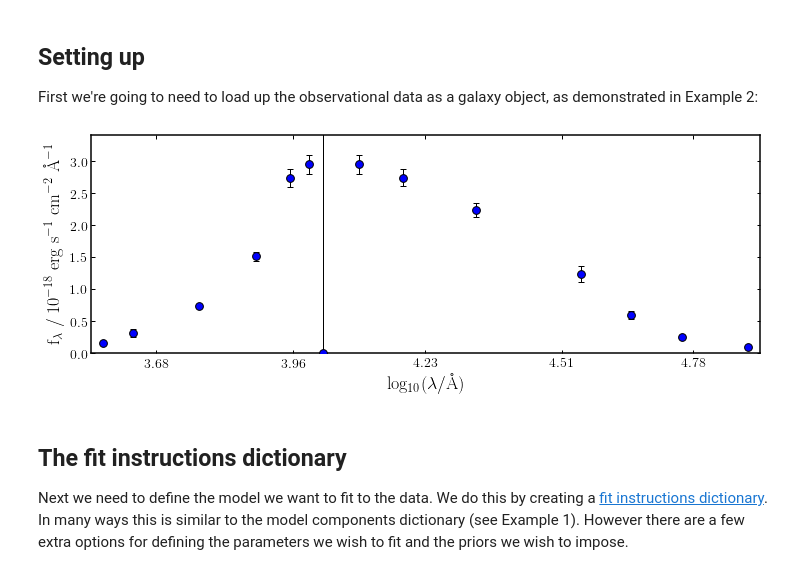
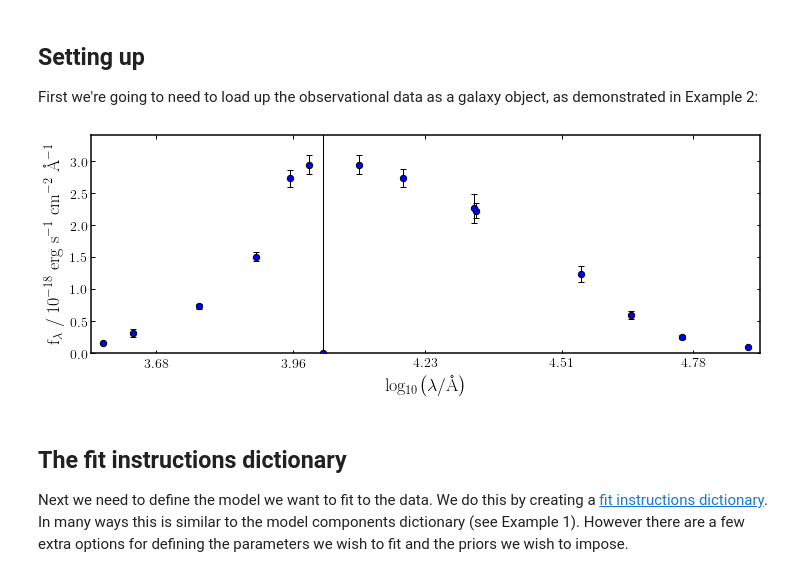
Before and after one commit to ACCarnall/bagpipes, a Jupyter notebook: examples/Example 3 - Fitting photometric data with a simple model.ipynb, the cells around one changed output. Saved outputs shown, nothing was run; the diff lists cells and outputs as text; code cells hidden in the pictures.

```diff
--- a/examples/Example 3 - Fitting photometric data with a simple model.ipynb
+++ b/examples/Example 3 - Fitting photometric data with a simple model.ipynb
@@ -9,6 +9,9 @@ First we're going to need to load up the observational data as a galaxy object,
 # %%
 import numpy as np
 import bagpipes as pipes
+import matplotlib.pyplot as plt
+import matplotlib as mpl
+%matplotlib inline
 
 from astropy.io import fits
 
@@ -17,44 +20,44 @@ def load_goodss(ID):
 
     # load up the relevant columns from the catalogue.
     cat = np.loadtxt("hlsp_candels_hst_wfc3_goodss-tot-multiband_f160w_v1-1photom_cat.txt",
-                     usecols=(10, 13, 16, 19, 25, 28, 31, 34, 37, 43, 46, 49, 52, 55,
-                              11, 14, 17, 20, 26, 29, 32, 35, 38, 44, 47, 50, 53, 56))
+                     usecols=(10, 13, 16, 19, 25, 28, 31, 34, 37, 40, 43, 46, 49, 52, 55,
+                              11, 14, 17, 20, 26, 29, 32, 35, 38, 41, 44, 47, 50, 53, 56))
 
     # Find the correct row for the object we want.
     row = int(ID) - 1
 
     # Extract the object we want from the catalogue.
-    fluxes = cat[row, :14]
-    fluxerrs = cat[row, 14:]
+    fluxes = cat[row, :15]
+    fluxerrs = cat[row, 15:]
 
     # Turn these into a 2D array.
     photometry = np.c_[fluxes, fluxerrs]
 
     # blow up the errors associated with any missing fluxes.
     for i in range(len(photometry)):
         if (photometry[i, 0] == 0.) or (photometry[i, 1] <= 0):
             photometry[i,:] = [0., 9.9*10**99.]
 
     # Enforce a maximum SNR of 20, or 10 in the IRAC channels.
     for i in range(len(photometry)):
         if i < 10:
             max_snr = 20.
 
         else:
             max_snr = 10.
 
         if photometry[i, 0]/photometry[i, 1] > max_snr:
             photometry[i, 1] = photometry[i, 0]/max_snr
 
     return photometry
 
 goodss_filt_list = np.loadtxt("filters/goodss_filt_list.txt", dtype="str")
 
 galaxy = pipes.galaxy("17433", load_goodss, spectrum_exists=False, filt_list=goodss_filt_list)
 
 fig = galaxy.plot()
 # %% [output]
-[figure, old version]
+[figure, new version]
 # %% [markdown]
 ## The fit instructions dictionary
 
```
Also changed, not shown: parts of 10 cells of this notebook, 16 other files.
